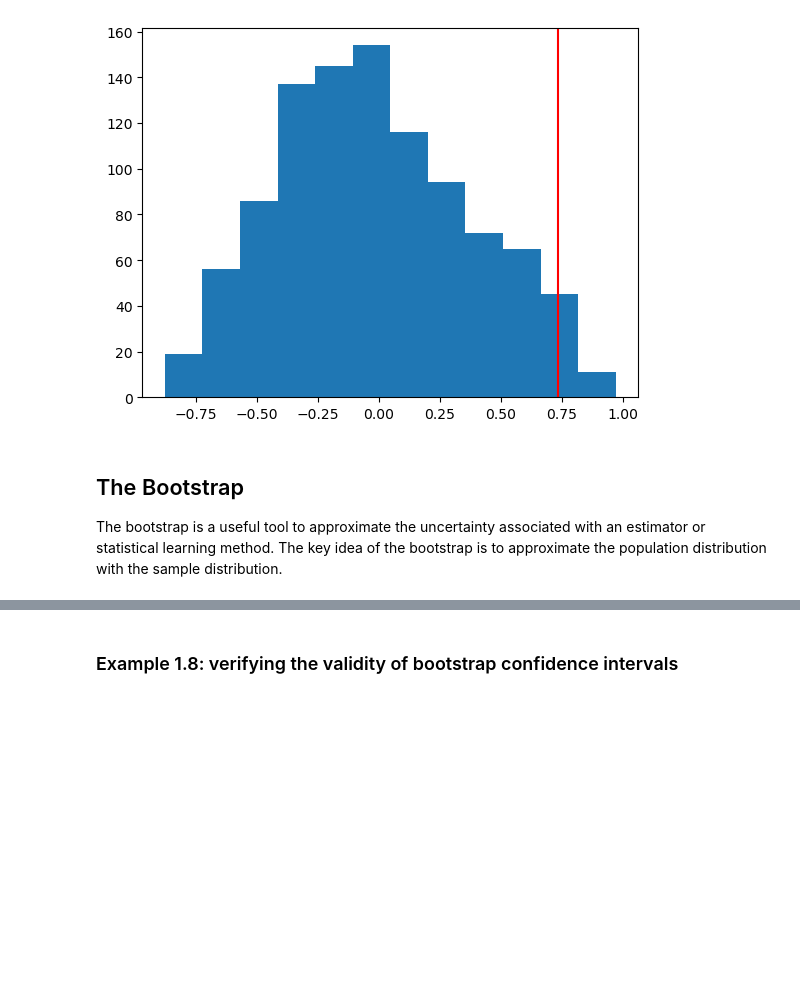
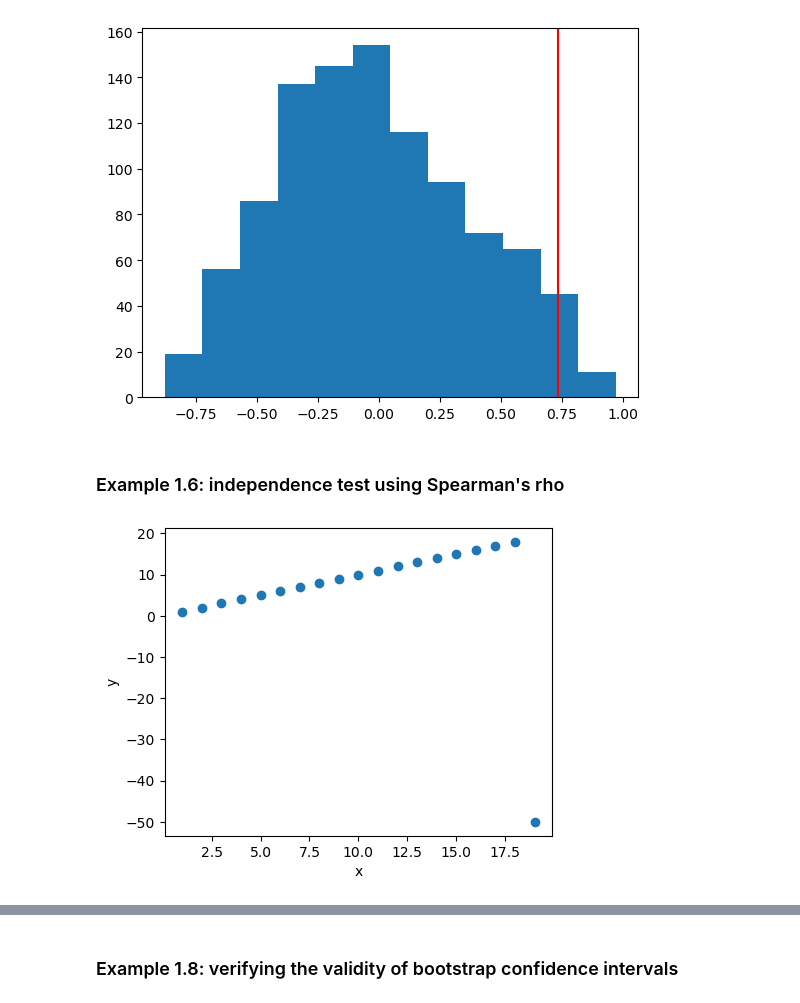
Before and after one commit to moran-teaching/stat486-website, a Jupyter notebook: nb/lec1.ipynb, the cells around one changed output, grey strips where cells are left out. Cells and saved outputs as stored; diff of their text form; code cells hidden in the pictures; blank space fills up the shorter version.

```diff
--- a/nb/lec1.ipynb
+++ b/nb/lec1.ipynb
@@ -197,7 +224,18 @@ plt.show()
 # %% [output]
 Simulated p-value: 0.046
 [figure]
-# %% [markdown]
-## The Bootstrap
-
-The bootstrap is a useful tool to approximate the uncertainty associated with an estimator or statistical learning method. The key idea of the bootstrap is to approximate the population distribution with the sample distribution.
+# %% [markdown]
+### Example 1.6: independence test using Spearman's rho
+# %%
+x = np.arange(1, 20)
+y = np.arange(1, 20)
+y[-1] = -50
+
+n = len(x)
+
+plt.figure(figsize=(5,4))
+plt.scatter(x, y);
+plt.xlabel('x');
+plt.ylabel('y');
+# %% [output]
+[figure, added]
```
Also changed, not shown: parts of 30 cells of this notebook, 52 other files.
